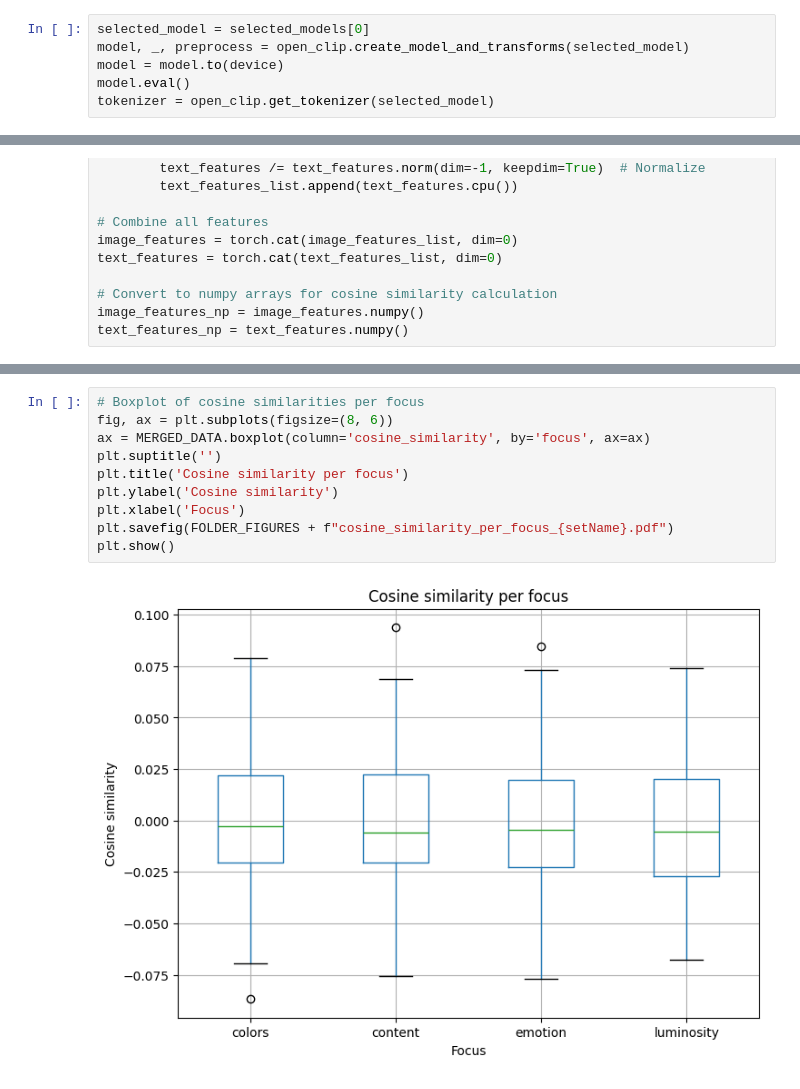
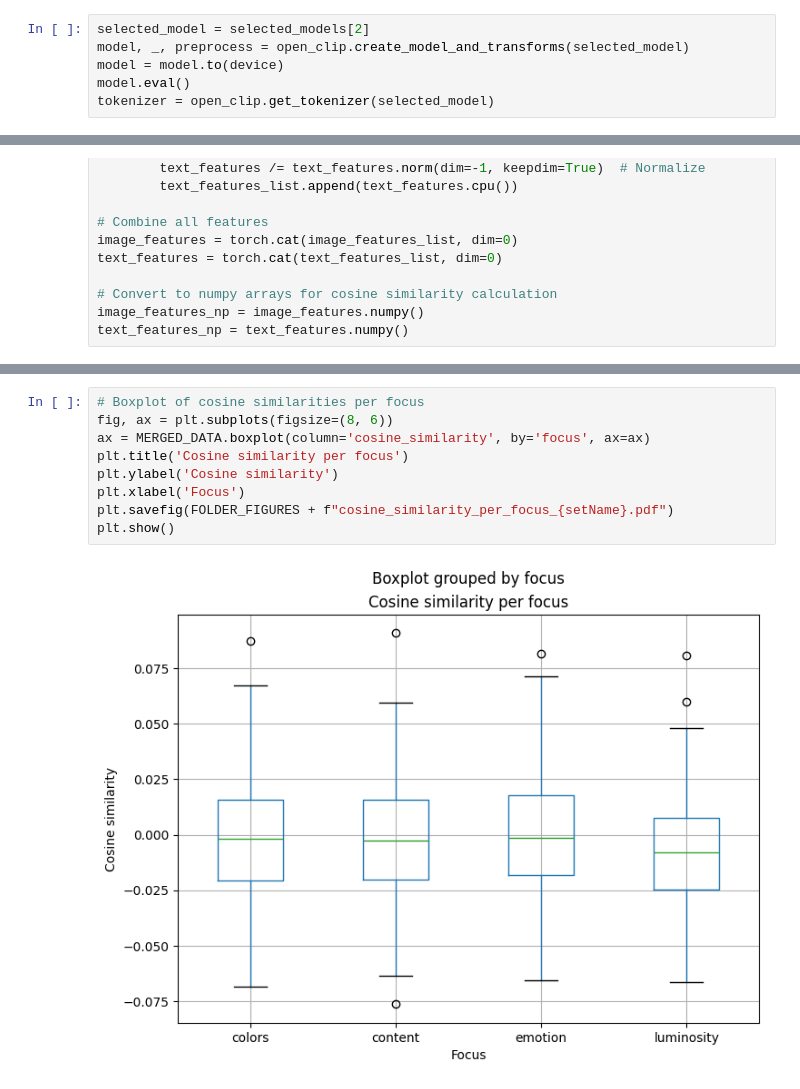
Before and after one commit to on-victorrijks/Museum-Search-Engine, a Jupyter notebook: public/notebooks/analyze_set.ipynb, the cells around one changed output, grey strips where cells are left out. Cells and saved outputs as stored; diff of their text form.

```diff
--- a/public/notebooks/analyze_set.ipynb
+++ b/public/notebooks/analyze_set.ipynb
@@ -467,7 +478,7 @@ selected_models = [
     "ViT-H-14-378-quickgelu",
 ]
 # %%
-selected_model = selected_models[0]
+selected_model = selected_models[2]
 model, _, preprocess = open_clip.create_model_and_transforms(selected_model)
 model = model.to(device)
 model.eval()
@@ -552,12 +563,11 @@ Name: cosine_similarity, dtype: float64
 # %%
 # Boxplot of cosine similarities per focus
 fig, ax = plt.subplots(figsize=(8, 6))
 ax = MERGED_DATA.boxplot(column='cosine_similarity', by='focus', ax=ax)
-plt.suptitle('')
 plt.title('Cosine similarity per focus')
 plt.ylabel('Cosine similarity')
 plt.xlabel('Focus')
 plt.savefig(FOLDER_FIGURES + f"cosine_similarity_per_focus_{setName}.pdf")
 plt.show()
 # %% [output]
-[figure, old version]
+[figure, new version]
```
Also changed, not shown: parts of 4 cells of this notebook, 9 other files.
